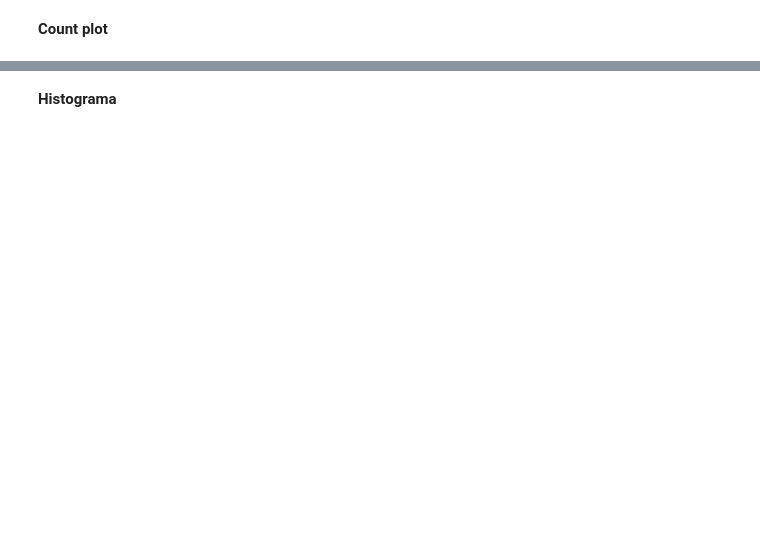
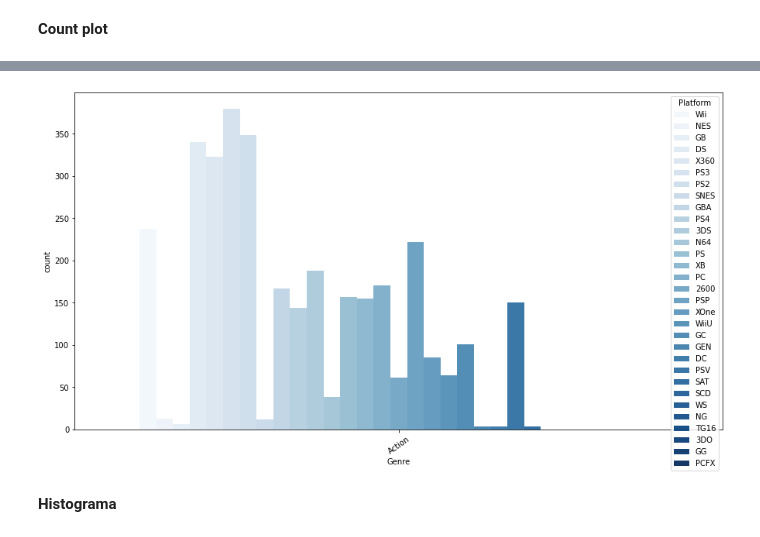
Before and after one commit to Ironhack-Data-Madrid-Agosto-2022/Apuntes-de-clase, a Jupyter notebook: semana_5/2.1 - Visualizacion en Python.ipynb, the cells around one changed output, grey strips where cells are left out. Cells and saved outputs as stored; diff of their text form; code cells hidden in the pictures; blank space fills up the shorter version.

```diff
--- a/semana_5/2.1 - Visualizacion en Python.ipynb
+++ b/semana_5/2.1 - Visualizacion en Python.ipynb
@@ -42,2 +102,10 @@ Comenzamos con la descripción estadística de los datos:
+# %%
+sns.countplot(x=df[df.Genre=='Action'].Genre,
+              hue=df.Platform,
+              palette='Blues')
+
+plt.xticks(rotation=35);
+# %% [output]
+[figure, added]
 # %% [markdown]
 **Histograma**
```
Also changed, not shown: parts of 41 cells of this notebook, 11 other files.
